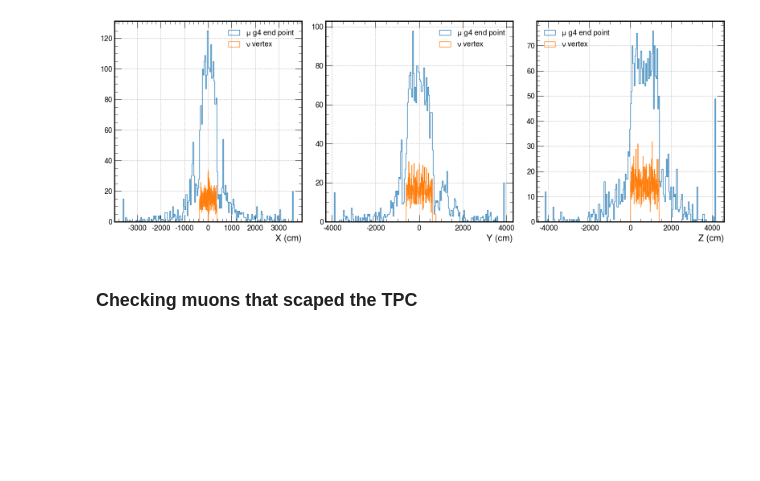
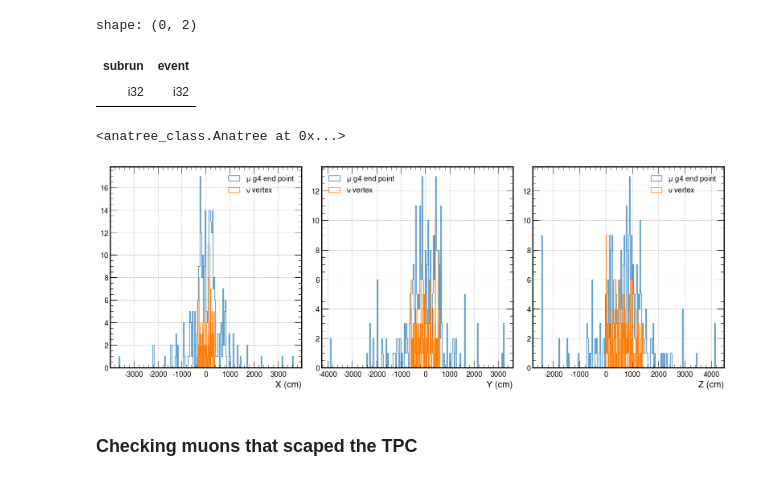
Before and after one commit to hvsouza/apc_atmo_repo, a Jupyter notebook: personal/Henrique/Analysis/atmo_50k_AV_2.5_random/playground.ipynb, the cells around one changed output. Saved outputs shown, nothing was run; the diff lists cells and outputs as text; code cells hidden in the pictures; blank space fills up the shorter version.

```diff
--- a/personal/Henrique/Analysis/atmo_50k_AV_2.5_random/playground.ipynb
+++ b/personal/Henrique/Analysis/atmo_50k_AV_2.5_random/playground.ipynb
@@ -46,0 +50,12 @@ merged = merged.join(nu, left_on=["subrun", "event"], right_on=["subrun", "event
+# %%
+# anatree.read_parquet('../../../../../data/atm_50k_hd_AV_2.5_random/parquet',batches=-1, types=['nu','reco_tracks','reco_showers'])#, n_rows=100)
+
+import glob
+
+queries = []
+for file in glob.glob("../../../../../data/atm_50k_hd_AV_2.5_random/parquet/geant_*.parquet"):
+    print(file)
+    q = pl.scan_parquet(file)
+    queries.append(q)
+
+dataframes = pl.collect_all(queries)
@@ -46,0 +69,4 @@ merged = merged.join(nu, left_on=["subrun", "event"], right_on=["subrun", "event
+# %%
+df = dataframes[0]
+for i, dfnew in enumerate(dataframes[1:]):
+    df = pl.concat([df,dfnew], rechunk=False)
@@ -46,0 +88,14 @@ merged = merged.join(nu, left_on=["subrun", "event"], right_on=["subrun", "event
+# %%
+import particle
+merged = q.collect()
+pdg_list = merged.with_columns(
+    pl.col('pdg_geant').abs()
+).groupby('pdg_geant').agg(
+    counts = pl.col('pdg_geant').count(),
+    pdgs_name = pl.col('pdg_geant').first().apply(particle.Particle.from_pdgid),
+    as_mothers = pl.col('Mother_geant').filter(pl.col('Mother_geant') == 0).count()
+).sort('pdg_geant')
+
+
+pl.Config.set_tbl_rows(100)
+print(pdg_list)
@@ -46,0 +120,5 @@ merged = merged.join(nu, left_on=["subrun", "event"], right_on=["subrun", "event
+# %%
+tracks = pl.scan_parquet('../../../../../data/atm_50k_hd_AV_2.5_random/parquet/reco_tracks_*.parquet')
+merged = tracks.join(df, left_on=["subrun", "event", "trkg4id_pandoraTrack"], right_on=["subrun", "event", "TrackId_geant"], how="left")
+merged
+merged.collect()
@@ -47,21 +165,35 @@ merged = merged.join(nu, left_on=["subrun", "event"], right_on=["subrun", "event
+# %%
+df = anatree.nu
+df.sort(['subrun','event']).groupby('subrun').agg(
+    pl.col('event').sum()
+).filter(pl.col('event').is_unique())
+# %% [output]
+shape: (0, 2)
+| subrun | event |
+| i32 | i32 |
+# %%
+anatree
+# %% [output]
+<anatree_class.Anatree at 0x...>
 # %%
 pl.Config.set_tbl_cols(20)
 test = merged.filter(
     (pl.col('Mother_geant')==0) & (pl.col('pdg_geant').abs() == 13)
 )
+is_duplicated
 
 def make_plots(ax:plt.Axes, coord:str):
     ax.hist(test[f'EndPoint{coord}_geant'], bins = 200, histtype='step', label=rf'$\mu$ g4 end point')
     ax.hist(test[f'nuvtx{coord}'], bins = 200, histtype='step', label=rf'$\nu$ vertex')
     ax.set_xlabel(f'{coord.capitalize()} (cm)')
     ax.legend()
 
 fig, axs = plt.subplots(1,3,figsize=(16,6))
 make_plots(axs[0], 'x')
 make_plots(axs[1], 'y')
 make_plots(axs[2], 'z')
 # %% [output]
-[figure, old version]
+[figure, new version]
 # %% [markdown]
 ### Checking muons that scaped the TPC
 # %%
```
Also changed, not shown: parts of 16 cells of this notebook, 2 other files.
